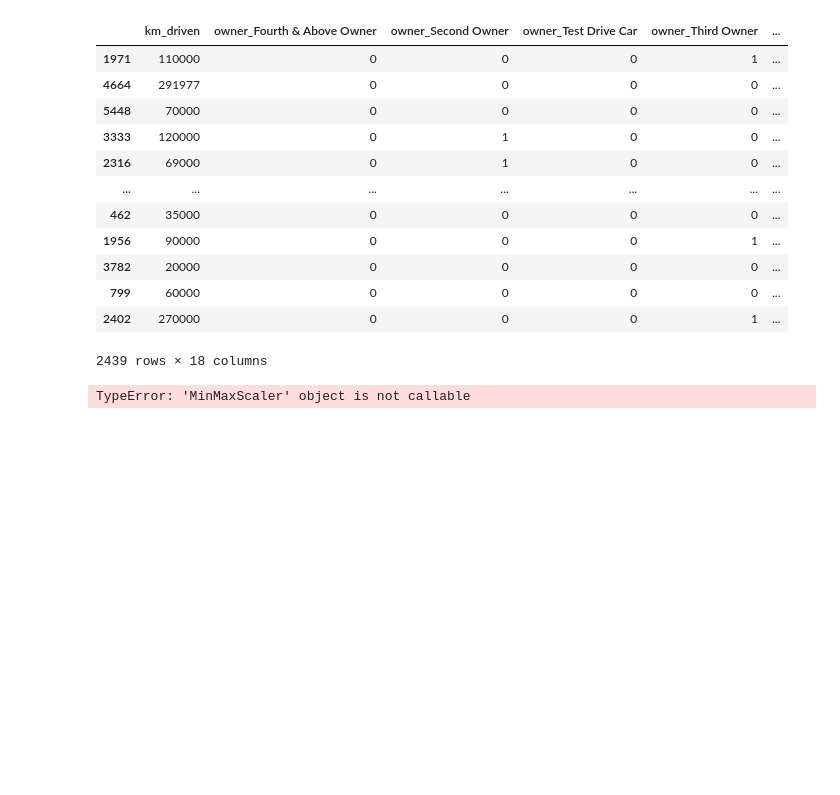
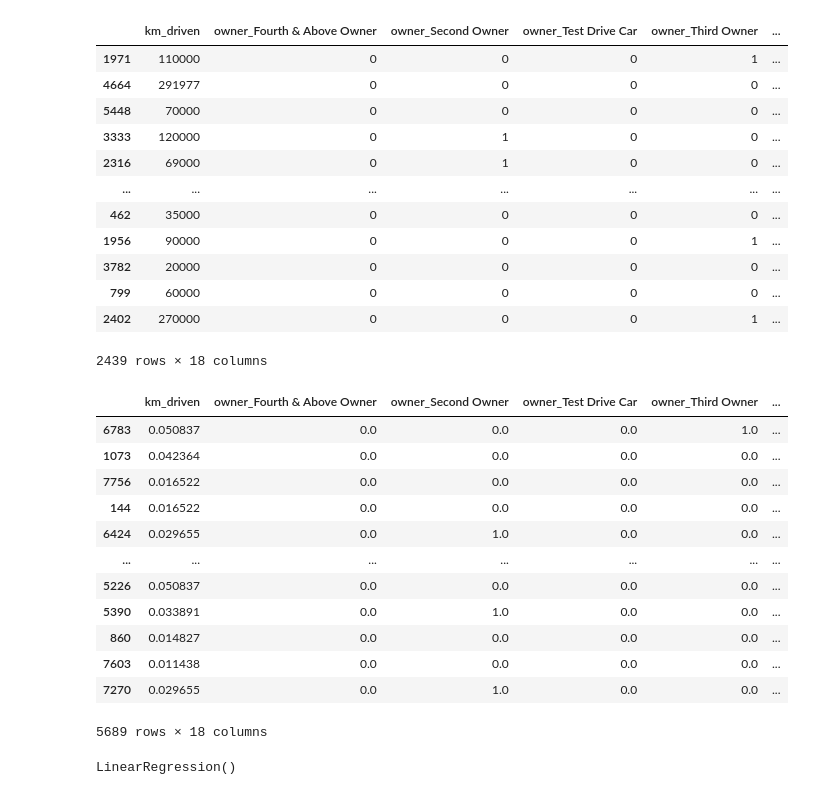
Before and after one commit to Rohit2209Raj/100_Days_of_Machine_Learning_new, a Jupyter notebook: Feature Engineering/1.Scaling/3.CategoricalEncoding/3.One Hot Encoder/OneHotEncoder.ipynb, the cells around one changed output. Saved outputs shown, nothing was run; the diff lists cells and outputs as text; code cells hidden in the pictures; blank space fills up the shorter version.

```diff
--- a/Feature Engineering/1.Scaling/3.CategoricalEncoding/3.One Hot Encoder/OneHotEncoder.ipynb
+++ b/Feature Engineering/1.Scaling/3.CategoricalEncoding/3.One Hot Encoder/OneHotEncoder.ipynb
@@ -360,6 +360,20 @@ from sklearn.preprocessing import MinMaxScaler
 # %%
 scalar=MinMaxScaler()
 # %%
-x_train=scalar()
+x_train = pd.DataFrame(scalar.fit_transform(x_train), columns=x_train.columns, index=x_train.index)
-# %% [output]
-TypeError: 'MinMaxScaler' object is not callable
+# %%
+x_train
+# %% [output]
+|  | km_driven | owner_Fourth & Above Owner | owner_Second Owner | owner_Test Drive Car | owner_Third Owner | ... |
+| 6783 | 0.050837 | 0.0 | 0.0 | 0.0 | 1.0 | ... |
+| 1073 | 0.042364 | 0.0 | 0.0 | 0.0 | 0.0 | ... |
+| 7756 | 0.016522 | 0.0 | 0.0 | 0.0 | 0.0 | ... |
+| 144 | 0.016522 | 0.0 | 0.0 | 0.0 | 0.0 | ... |
+| 6424 | 0.029655 | 0.0 | 1.0 | 0.0 | 0.0 | ... |
+| ... | ... | ... | ... | ... | ... | ... |
+| 5226 | 0.050837 | 0.0 | 0.0 | 0.0 | 0.0 | ... |
+| 5390 | 0.033891 | 0.0 | 1.0 | 0.0 | 0.0 | ... |
+| 860 | 0.014827 | 0.0 | 0.0 | 0.0 | 0.0 | ... |
+| 7603 | 0.011438 | 0.0 | 0.0 | 0.0 | 0.0 | ... |
+| 7270 | 0.029655 | 0.0 | 1.0 | 0.0 | 0.0 | ... |
+5689 rows × 18 columns
@@ -365,0 +387,4 @@ TypeError: 'MinMaxScaler' object is not callable
+# %%
+model.fit(x_train,y_train)
+# %% [output]
+LinearRegression()
```
Also changed, not shown: parts of 5 cells of this notebook.
